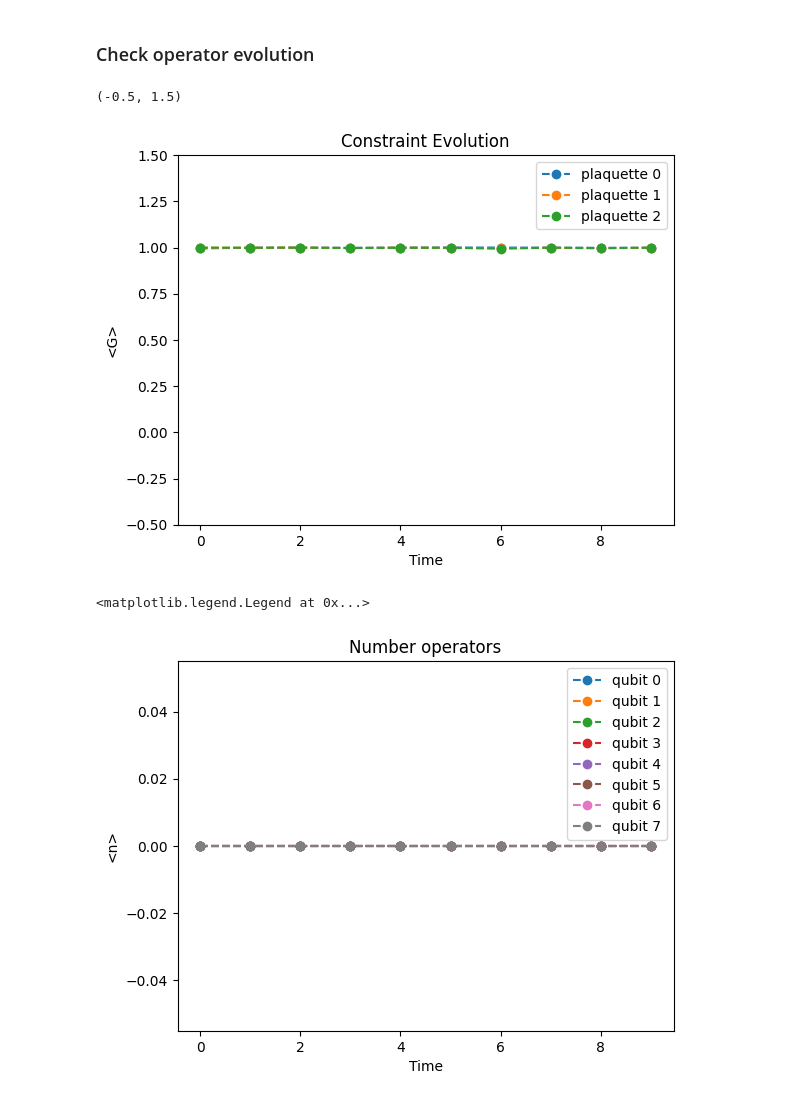
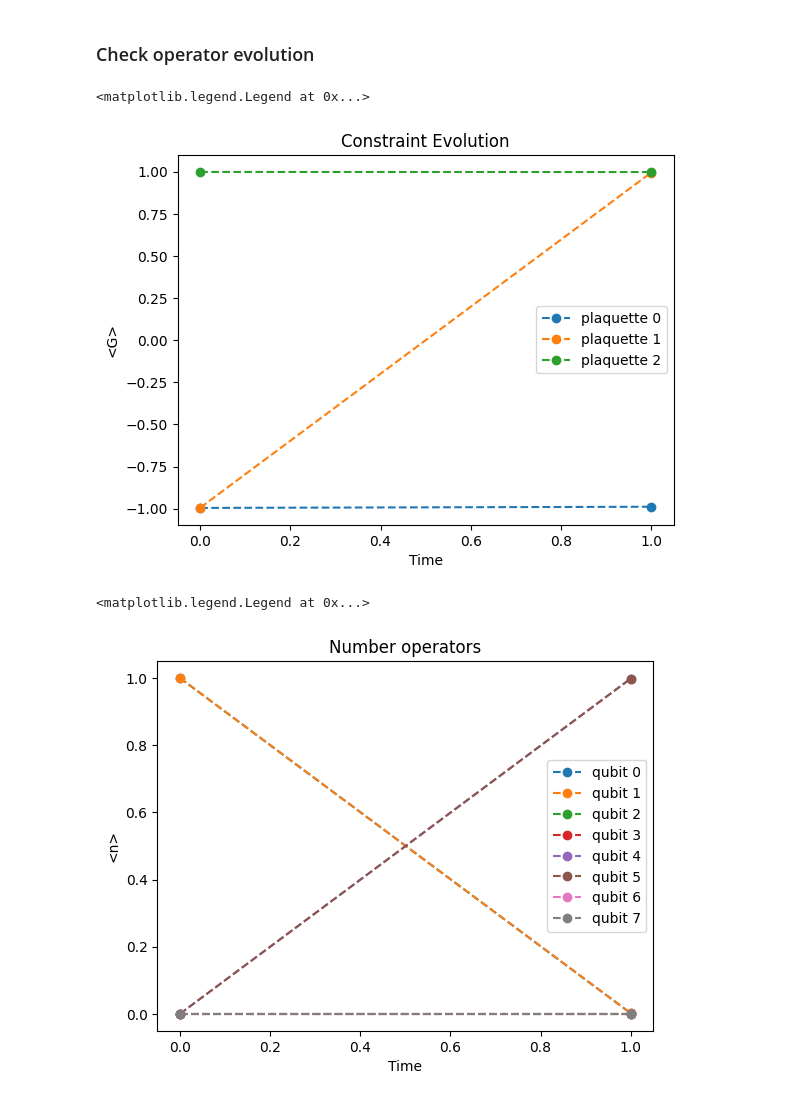
Before and after one commit to rodolfocarobene/qudit_simulations, a Jupyter notebook: notebooks/tv_model.ipynb, the cells around one changed output. Saved outputs shown, nothing was run; the diff lists cells and outputs as text; code cells hidden in the pictures.

Commit message:
add Creation operators and Hamiltonian expect value [WIP]

```diff
--- a/notebooks/tv_model.ipynb
+++ b/notebooks/tv_model.ipynb
@@ -152,7 +213,7 @@ $\Gamma^{23}_{r}\Gamma^{23}_{r+x}\Gamma^{23}_{r+x+y}\Gamma^{23}_{r+y} \tilde\Gam
 We call the first operator G
 # %%
 gamma_23 = sy_gamma_2 * sy_gamma_3
-G = np.array(TensorProduct(gamma_23 * sy_gamma_5, gamma_23, gamma_23, gamma_23 * sy_gamma_5), dtype=np.complex128)
+G = np.array(TensorProduct(gamma_23 * sy_gamma_5, gamma_23, gamma_23, gamma_23 * sy_gamma_5)) #, dtype=np.complex128)
 
 single_projector = np.eye(4**4) + G
 class Project_Constraint(Gate):
@@ -179,0 +248,14 @@ array([[ 1.+0.j,  0.+0.j,  0.+0.j, ...,  0.+0.j,  0.+0.j,  1.+0.j],
+# %%
+class AddPair(Gate):
+    """Add pair of fermions (r)+(r+x)."""
+
+    def _qid_shape_(self):
+        return (4, 4)
+
+    def _unitary_(self):
+        return np.array(1j * (1/4) * TensorProduct(sy_gamma_1, sy_gamma_2) * TensorProduct(sy_id + sy_gamma_5, sy_id + sy_gamma_5))
+
+    def _circuit_diagram_info_(self, args):
+        return ["f+", "f+"]
+
+AddPair()._unitary_()
@@ -184,19 +283,22 @@ rows = 2
 columns = 4
 
 qubits = np.array(LineQid.range(rows * columns, dimension=4)).reshape(rows, columns)
-temps = np.arange(0, 10, 1)
+temps = np.arange(0, 2, 1)
 initial_circuit = None
 
 # initial circuit that ensures that the correct subspace is used (really?)
 initial_circuit = [
+
     Project_Constraint()(qubits[0][0], qubits[0][1], qubits[1][1], qubits[1][0]),
     Project_Constraint()(qubits[0][1], qubits[0][2], qubits[1][2], qubits[1][1]),
     Project_Constraint()(qubits[0][2], qubits[0][3], qubits[1][3], qubits[1][2]),
 
+    AddPair()(qubits[0][0], qubits[0][1]),
 ]
 
 # results is a list of tuples, every tuple contains the circuit and the result shots
 results = evolve(qubits, temps, initial_circuit, shots=10_000)
+result_states = [from_measurements_to_state(res[1]) for res in results]
 # %%
 results[0][0]
 # %% [output]
@@ -289,4 +324,20 @@ for idx, plaquette in enumerate(plaquettes):
 # %%
+plaquettes = [
+    [0, 1, 4, 5],
+    [1, 2, 5, 6],
+    [2, 3, 6, 7]
+]
+evol_res = {"0": [], "1": [], "2": []}
+for idx, plaquette in enumerate(plaquettes):
+    for state in result_states:
+        plaquette_res = extract_subspace(state, plaquette)
+        horizontal = Transpose(Matrix(plaquette_res))
+        vertical = Matrix(plaquette_res)
+        operator = Matrix(G)
+
+        expectation_value = (horizontal * (G * vertical))[0]
+        evol_res[str(idx)].append(expectation_value)
+
 for i in range(3):
     plt.plot(temps, evol_res[str(i)], "o--", label=f"plaquette {i}")
 
@@ -294,34 +345,32 @@ plt.title("Constraint Evolution")
 plt.xlabel("Time")
 plt.ylabel("<G>")
 plt.legend()
-plt.ylim(-0.5, 1.5)
 # %% [output]
-(-0.5, 1.5)
+<matplotlib.legend.Legend at 0x...>
-[figure, old version]
+[figure, new version]
 # %%
 subsystems = [
     [0], [1], [2], [3], [4], [5], [6], [7]
 ]
 num_evol_res = {str(i[0]): [] for i in subsystems}
 for idx, qubit in enumerate(subsystems):
     for state in result_states:
-        sub_res = extract_plaquette(state, qubit)
+        sub_res = extract_subspace(state, qubit)
         horizontal = Transpose(Matrix(sub_res))
         vertical = Matrix(sub_res)
 
         operator = 0.5 * sy_id - 0.5 * sy_gamma_5
 
         expectation_value = (horizontal * (operator * vertical))[0]
         num_evol_res[str(idx)].append(expectation_value)
 
 for key in num_evol_res:
     plt.plot(temps, num_evol_res[key], "o--", label=f"qubit {key}")
 
 plt.title("Number operators")
 plt.xlabel("Time")
 plt.ylabel("<n>")
 plt.legend()
-#plt.ylim(-0.5, 1.5)
 # %% [output]
 <matplotlib.legend.Legend at 0x...>
-[figure, old version]
+[figure, new version]
```
Also changed, not shown: parts of 8 cells of this notebook, 1 other file.
